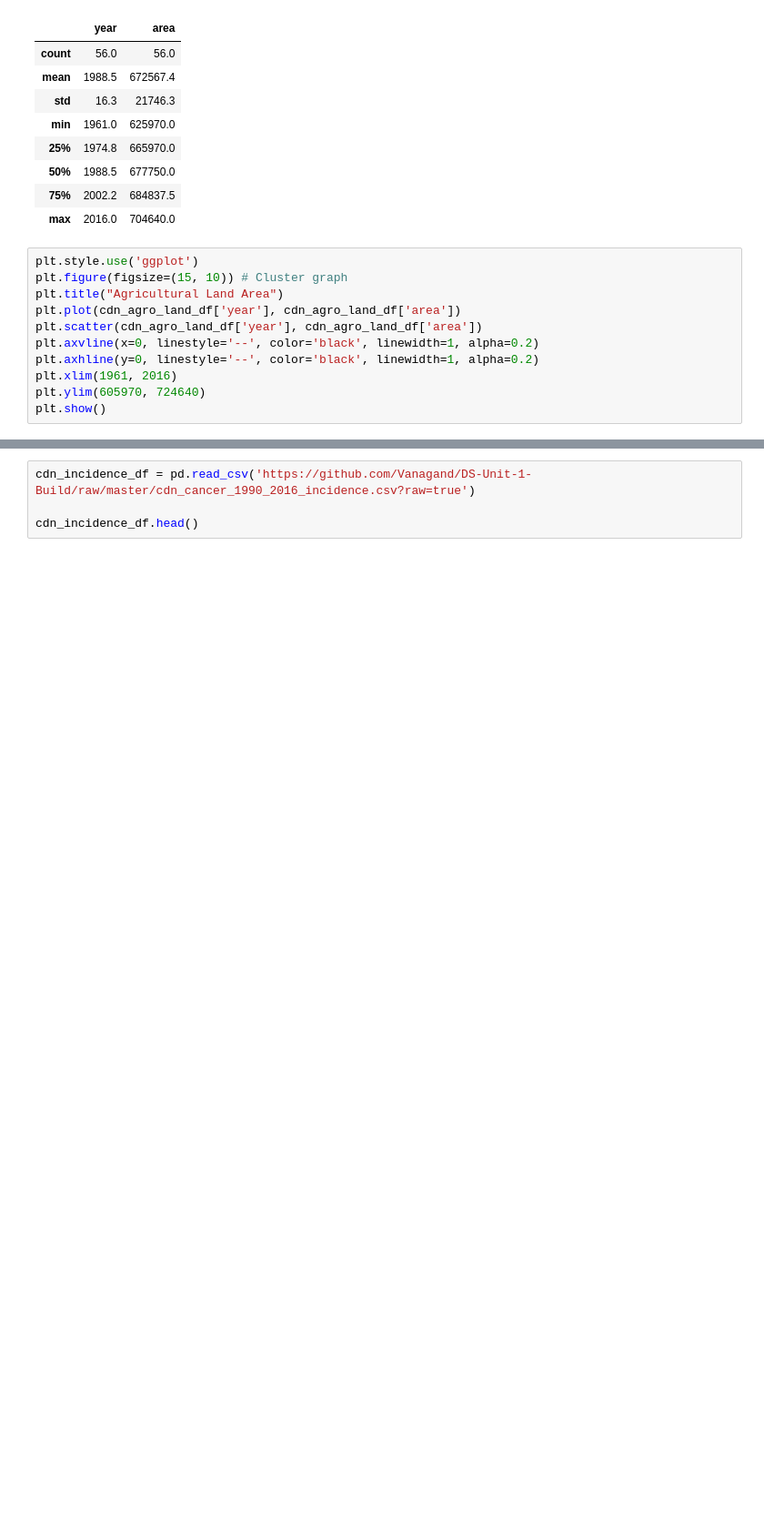
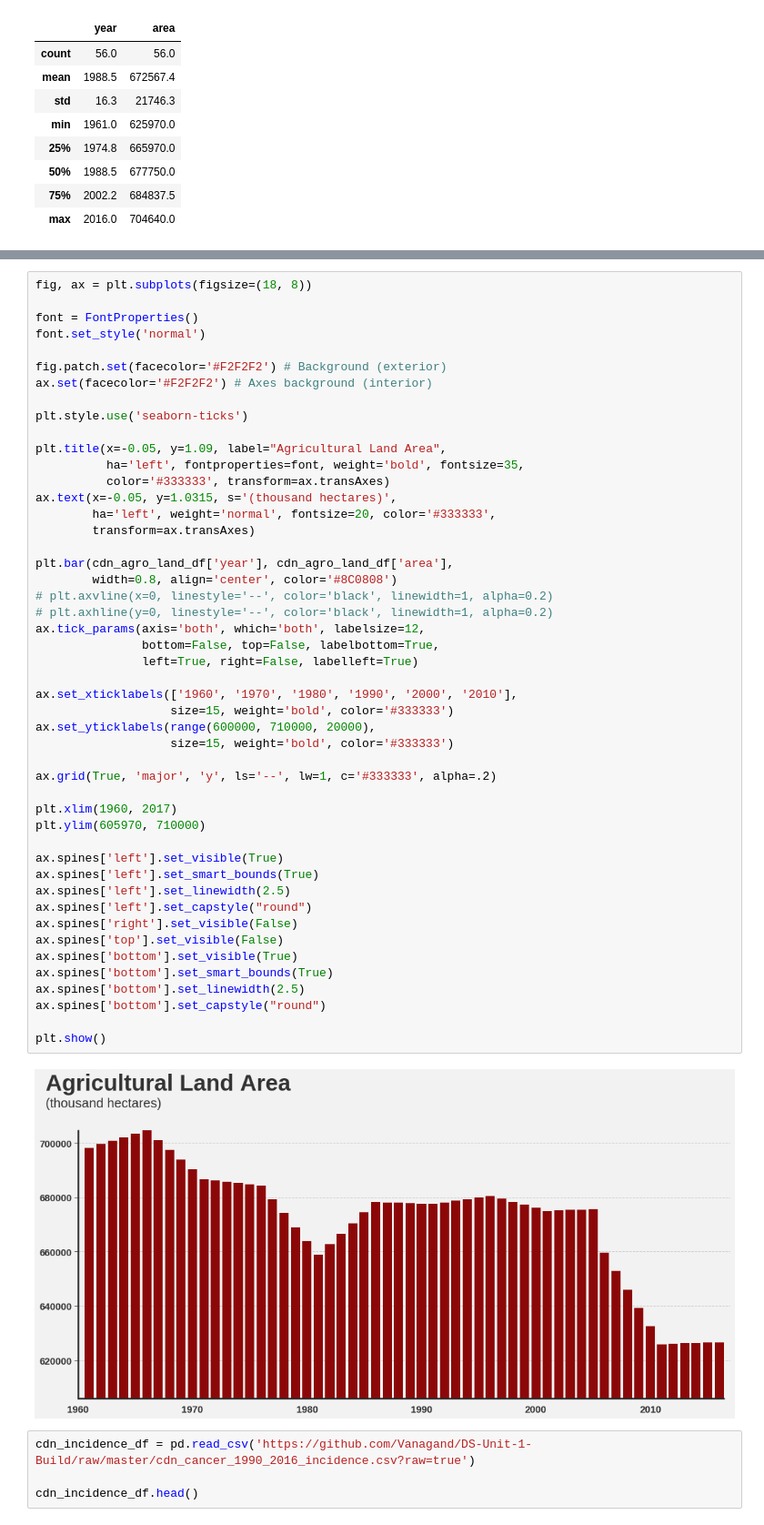
Before and after one commit to Vanagand/DS-Unit-1-Build, a Jupyter notebook: DS_Unit_1_Build.ipynb, the cells around one changed output, grey strips where cells are left out. Shown at 91% size. Saved outputs shown, nothing was run; the diff lists cells and outputs as text; blank space fills up the shorter version.

```diff
--- a/DS_Unit_1_Build.ipynb
+++ b/DS_Unit_1_Build.ipynb
@@ -49,14 +50,3 @@ round(cdn_agro_land_df.describe(), 1)
 | 50% | 1988.5 | 677750.0 |
 | 75% | 2002.2 | 684837.5 |
 | max | 2016.0 | 704640.0 |
-# %%
-plt.style.use('ggplot')
-plt.figure(figsize=(15, 10)) # Cluster graph
-plt.title("Agricultural Land Area")
-plt.plot(cdn_agro_land_df['year'], cdn_agro_land_df['area'])
-plt.scatter(cdn_agro_land_df['year'], cdn_agro_land_df['area'])
-plt.axvline(x=0, linestyle='--', color='black', linewidth=1, alpha=0.2)
-plt.axhline(y=0, linestyle='--', color='black', linewidth=1, alpha=0.2)
-plt.xlim(1961, 2016)
-plt.ylim(605970, 724640)
-plt.show()
@@ -65,3 +53,53 @@ plt.show()
+# %%
+fig, ax = plt.subplots(figsize=(18, 8))
+
+font = FontProperties()
+font.set_style('normal')
+
+fig.patch.set(facecolor='#F2F2F2') # Background (exterior)
+ax.set(facecolor='#F2F2F2') # Axes background (interior)
+
+plt.style.use('seaborn-ticks')
+
+plt.title(x=-0.05, y=1.09, label="Agricultural Land Area",
+          ha='left', fontproperties=font, weight='bold', fontsize=35,
+          color='#333333', transform=ax.transAxes)
+ax.text(x=-0.05, y=1.0315, s='(thousand hectares)',
+        ha='left', weight='normal', fontsize=20, color='#333333',
+        transform=ax.transAxes)
+
+plt.bar(cdn_agro_land_df['year'], cdn_agro_land_df['area'],
+        width=0.8, align='center', color='#8C0808')
+# plt.axvline(x=0, linestyle='--', color='black', linewidth=1, alpha=0.2)
+# plt.axhline(y=0, linestyle='--', color='black', linewidth=1, alpha=0.2)
+ax.tick_params(axis='both', which='both', labelsize=12,
+               bottom=False, top=False, labelbottom=True,
+               left=True, right=False, labelleft=True)
+
+ax.set_xticklabels(['1960', '1970', '1980', '1990', '2000', '2010'],
+                   size=15, weight='bold', color='#333333')
+ax.set_yticklabels(range(600000, 710000, 20000),
+                   size=15, weight='bold', color='#333333')
+
+ax.grid(True, 'major', 'y', ls='--', lw=1, c='#333333', alpha=.2)
+
+plt.xlim(1960, 2017)
+plt.ylim(605970, 710000)
+
+ax.spines['left'].set_visible(True)
+ax.spines['left'].set_smart_bounds(True)
+ax.spines['left'].set_linewidth(2.5)
+ax.spines['left'].set_capstyle("round")
+ax.spines['right'].set_visible(False)
+ax.spines['top'].set_visible(False)
+ax.spines['bottom'].set_visible(True)
+ax.spines['bottom'].set_smart_bounds(True)
+ax.spines['bottom'].set_linewidth(2.5)
+ax.spines['bottom'].set_capstyle("round")
+
+plt.show()
+# %% [output]
+[figure, added]
 # %%
 cdn_incidence_df = pd.read_csv('https://github.com/Vanagand/DS-Unit-1-Build/raw/master/cdn_cancer_1990_2016_incidence.csv?raw=true')
 
```
Also changed, not shown: parts of 8 cells of this notebook.
